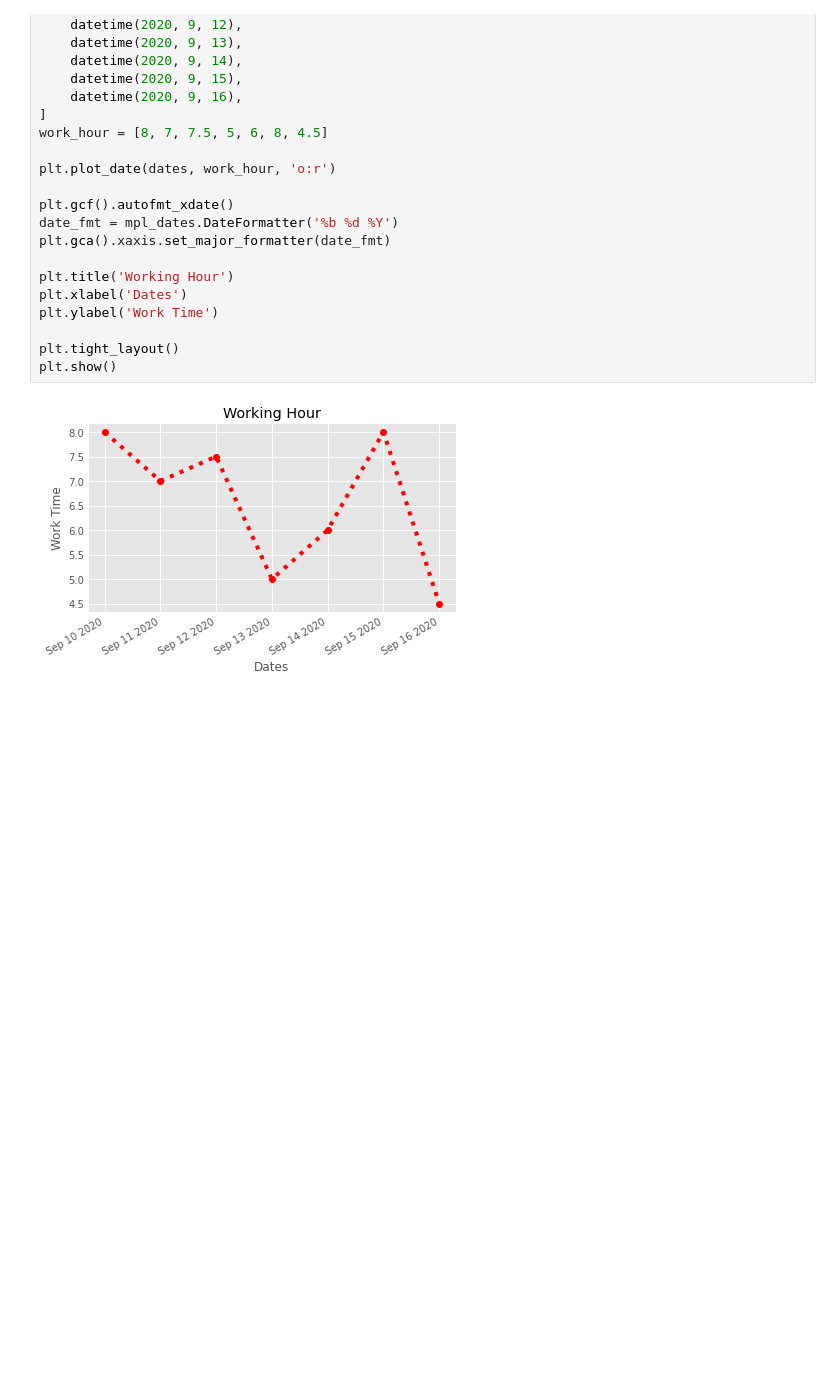
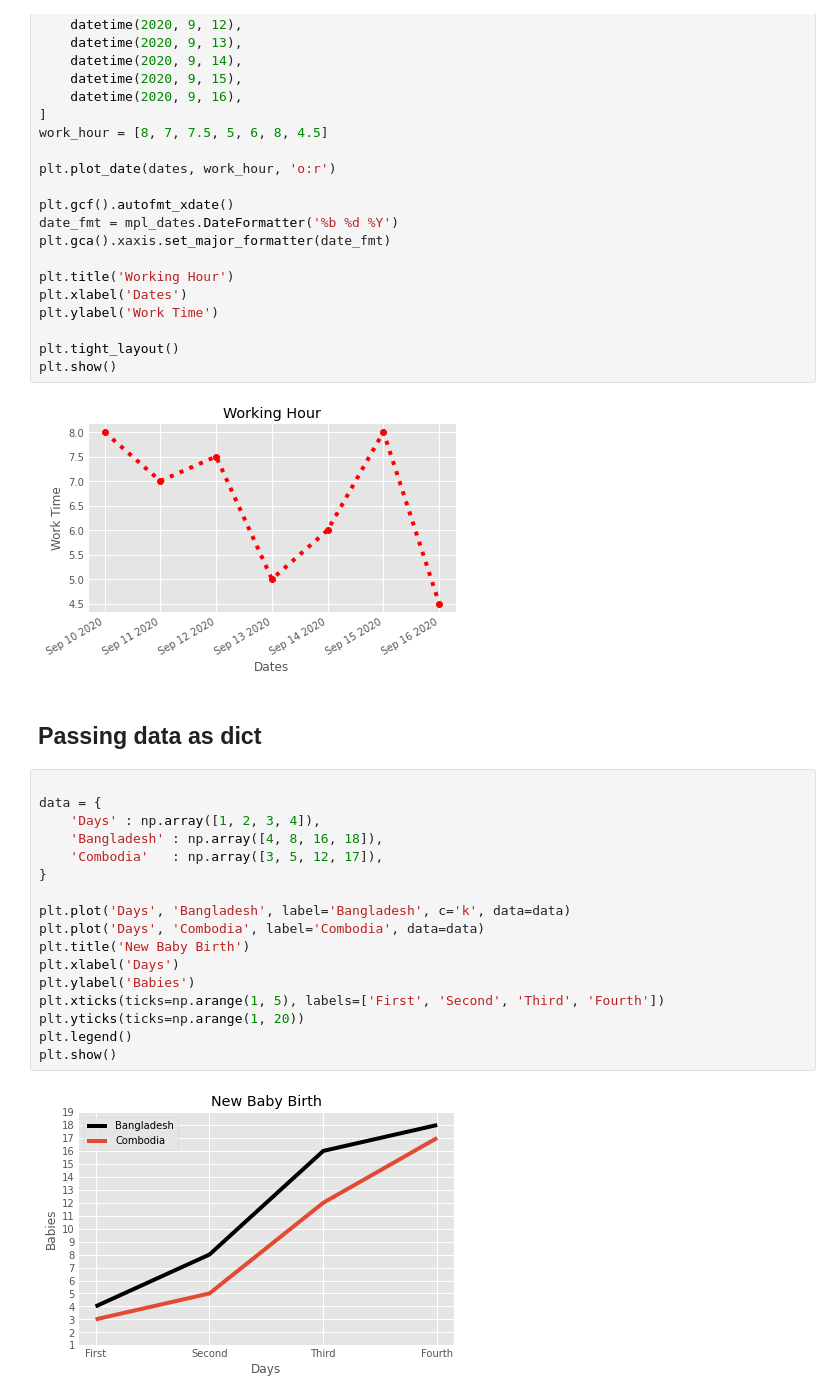
Before and after one commit to codernayeem/python-data-science-cheat-sheet, a Jupyter notebook: 3.1_matplotlib.ipynb, the cells around one changed output. Cells and saved outputs as stored; diff of their text form; blank space fills up the shorter version.

Commit message:
Added Passing data as dict

```diff
--- a/3.1_matplotlib.ipynb
+++ b/3.1_matplotlib.ipynb
@@ -357,3 +357,24 @@ plt.tight_layout()
 plt.show()
 # %% [output]
 [figure]
+# %% [markdown]
+## Passing data as dict
+# %%
+
+data = {
+    'Days' : np.array([1, 2, 3, 4]),
+    'Bangladesh' : np.array([4, 8, 16, 18]),
+    'Combodia'   : np.array([3, 5, 12, 17]),
+}
+
+plt.plot('Days', 'Bangladesh', label='Bangladesh', c='k', data=data)
+plt.plot('Days', 'Combodia', label='Combodia', data=data)
+plt.title('New Baby Birth')
+plt.xlabel('Days')
+plt.ylabel('Babies')
+plt.xticks(ticks=np.arange(1, 5), labels=['First', 'Second', 'Third', 'Fourth'])
+plt.yticks(ticks=np.arange(1, 20))
+plt.legend()
+plt.show()
+# %% [output]
+[figure, added]
```
Also changed, not shown: parts of 3 cells of this notebook.
